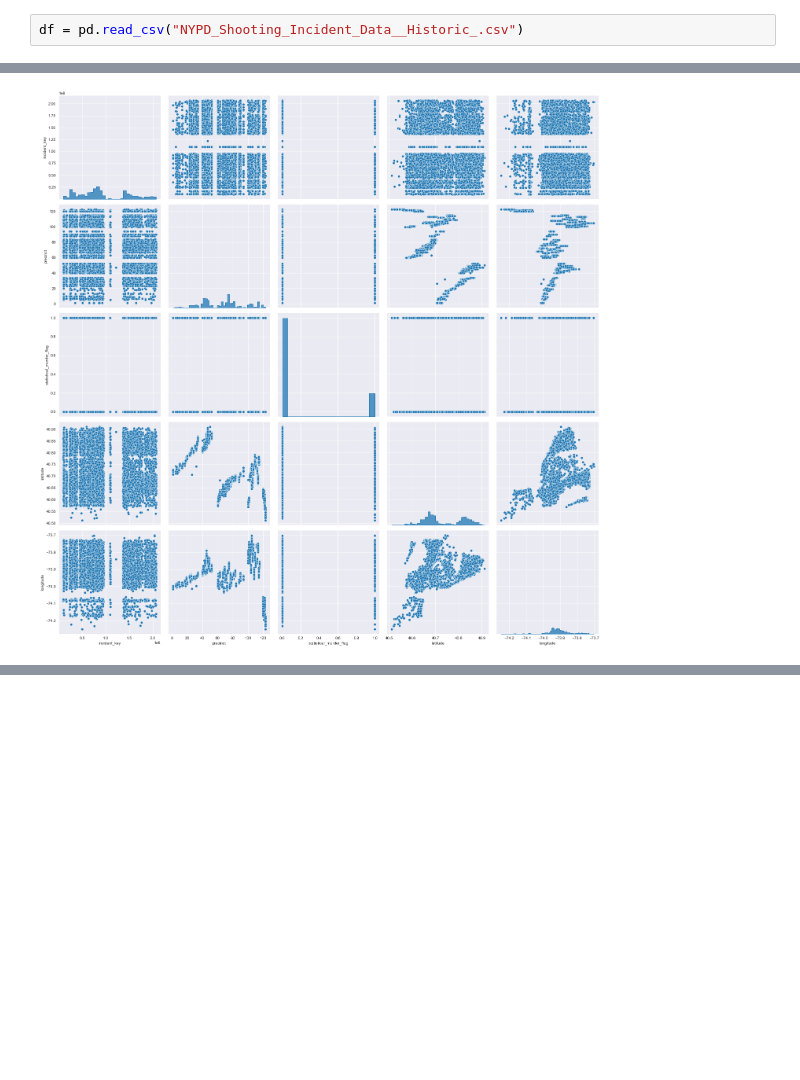
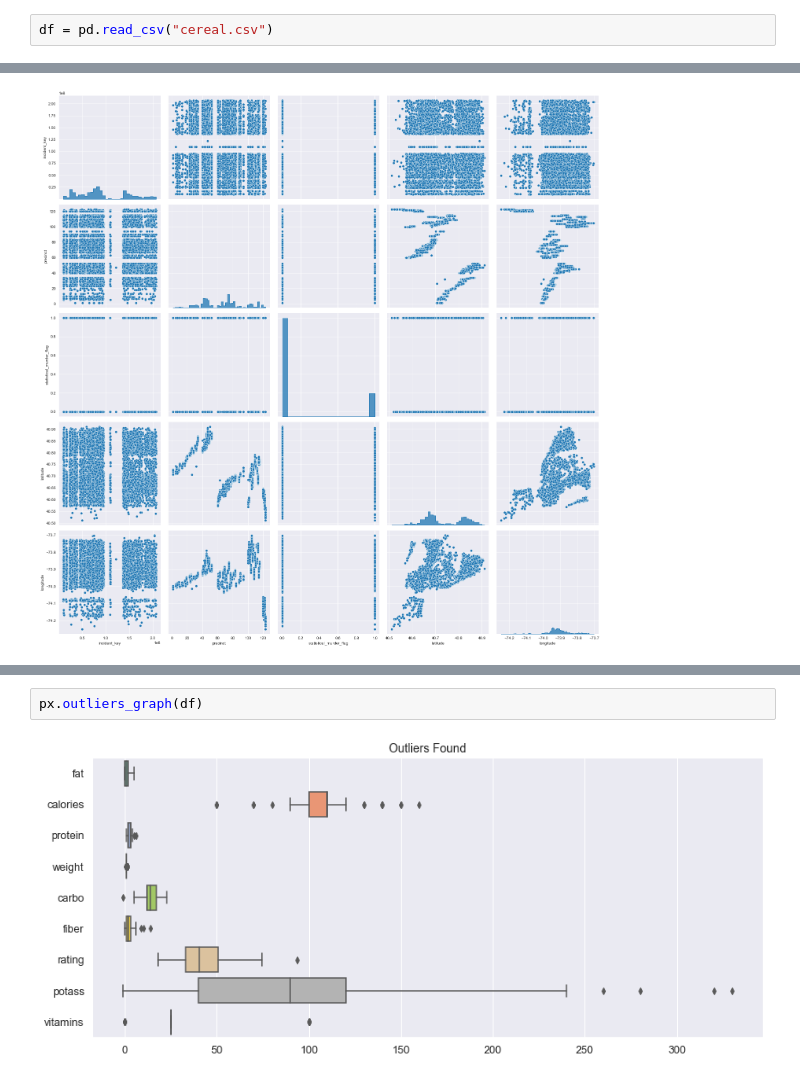
Before and after one commit to lep511/pexplorer, a Jupyter notebook: _pexplorer_test.ipynb, the cells around one changed output, grey strips where cells are left out. Drawn from its saved outputs; the diff is of its cells as text; blank space fills up the shorter version.

```diff
--- a/_pexplorer_test.ipynb
+++ b/_pexplorer_test.ipynb
@@ -8,7 +8,7 @@ importlib.reload(px)
 # %% [output]
 <module 'pexplorer' from 'h:\\MEGA\\Python\\00-PACKAGES\\PANDAS\\pexplorer\\pexplorer\\pexplorer.py'>
 # %%
-df = pd.read_csv("NYPD_Shooting_Incident_Data__Historic_.csv")
+df = pd.read_csv("cereal.csv")
 # %%
 df.head()
 # %% [output]
@@ -172,0 +185,4 @@ px.grid_plot(df)
+# %%
+px.outliers_graph(df)
+# %% [output]
+[figure, added]
```
Also changed, not shown: parts of 1 cell of this notebook, 1 other file.
